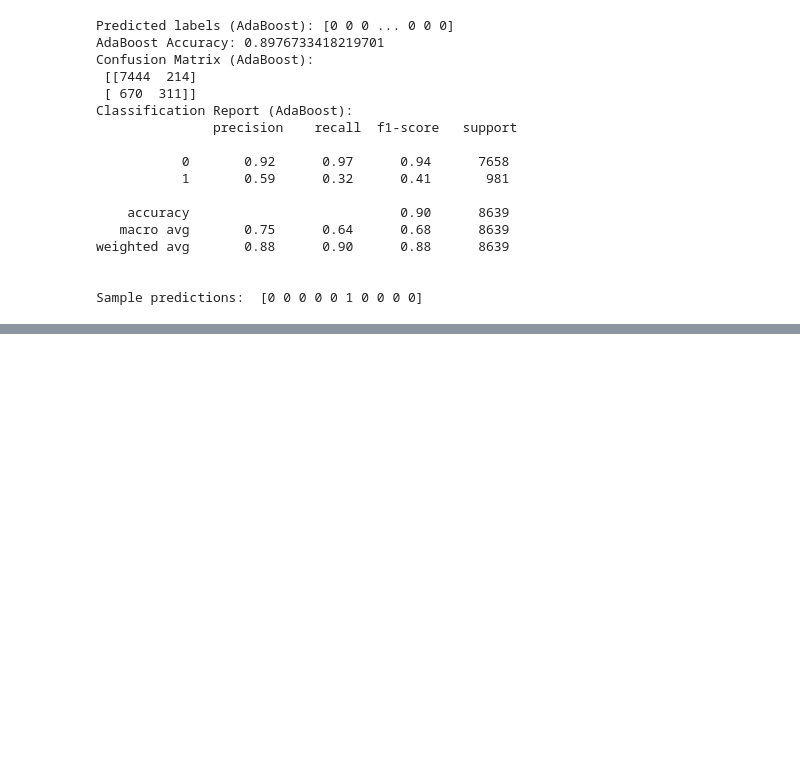
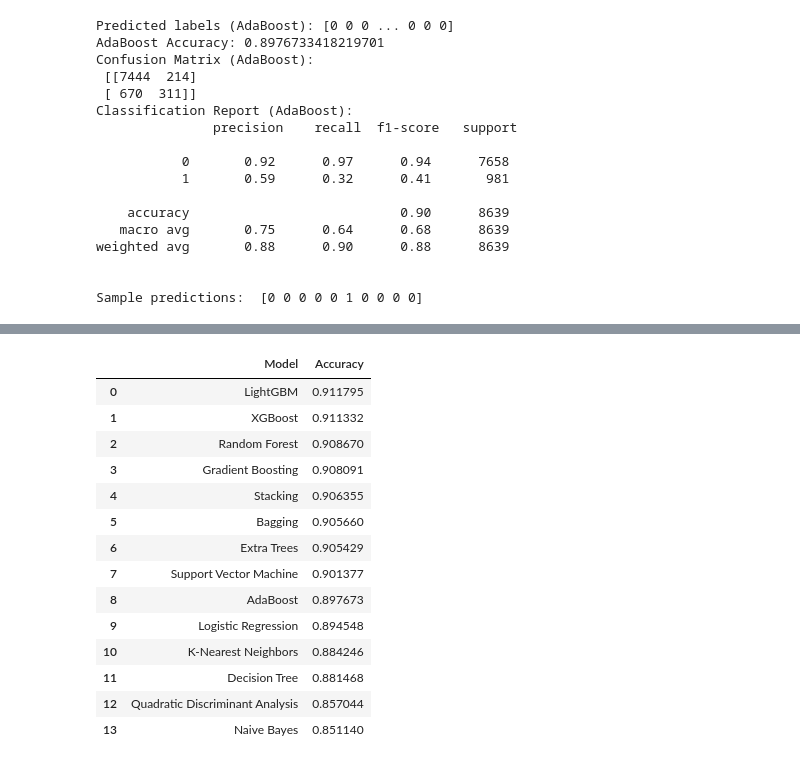
Before and after one commit to GHOST-DEKU/Mini-Project, a Jupyter notebook: bank-marketting.ipynb, the cells around one changed output, grey strips where cells are left out. Cells and saved outputs as stored; diff of their text form; code cells hidden in the pictures; blank space fills up the shorter version.

Commit message:
Added a comparison table at the end

```diff
--- a/bank-marketting.ipynb
+++ b/bank-marketting.ipynb
@@ -857,3 +862,45 @@ weighted avg       0.90      0.91      0.90      8639
 
 
 Sample predictions:  [0 0 0 0 0 1 0 0 0 0]
+# %%
+# Create a dictionary with model names and their accuracies
+model_accuracies = {
+    'Logistic Regression': accuracy_lr,
+    'Random Forest': rf_accuracy,
+    'XGBoost': xgb_accuracy,
+    'K-Nearest Neighbors': knn_accuracy,
+    'Support Vector Machine': svm_accuracy,
+    'Decision Tree': dt_accuracy,
+    'Naive Bayes': nb_accuracy,
+    'Quadratic Discriminant Analysis': qda_accuracy,
+    'Gradient Boosting': gb_accuracy,
+    'AdaBoost': ada_accuracy,
+    'LightGBM': lgb_accuracy,
+    'Bagging': bag_accuracy,
+    'Extra Trees': et_accuracy,
+    'Stacking': stack_accuracy
+}
+
+# Convert the dictionary to a DataFrame for better visualization
+accuracy_df = pd.DataFrame(list(model_accuracies.items()), columns=['Model', 'Accuracy'])
+
+# Display the DataFrame
+accuracy_df.sort_values(by='Accuracy', ascending=False, inplace=True)
+accuracy_df.reset_index(drop=True, inplace=True)
+accuracy_df
+# %% [output]
+|  | Model | Accuracy |
+| 0 | LightGBM | 0.911795 |
+| 1 | XGBoost | 0.911332 |
+| 2 | Random Forest | 0.908670 |
+| 3 | Gradient Boosting | 0.908091 |
+| 4 | Stacking | 0.906355 |
+| 5 | Bagging | 0.905660 |
+| 6 | Extra Trees | 0.905429 |
+| 7 | Support Vector Machine | 0.901377 |
+| 8 | AdaBoost | 0.897673 |
+| 9 | Logistic Regression | 0.894548 |
+| 10 | K-Nearest Neighbors | 0.884246 |
+| 11 | Decision Tree | 0.881468 |
+| 12 | Quadratic Discriminant Analysis | 0.857044 |
+| 13 | Naive Bayes | 0.851140 |
```
Also changed, not shown: parts of 7 cells of this notebook.
